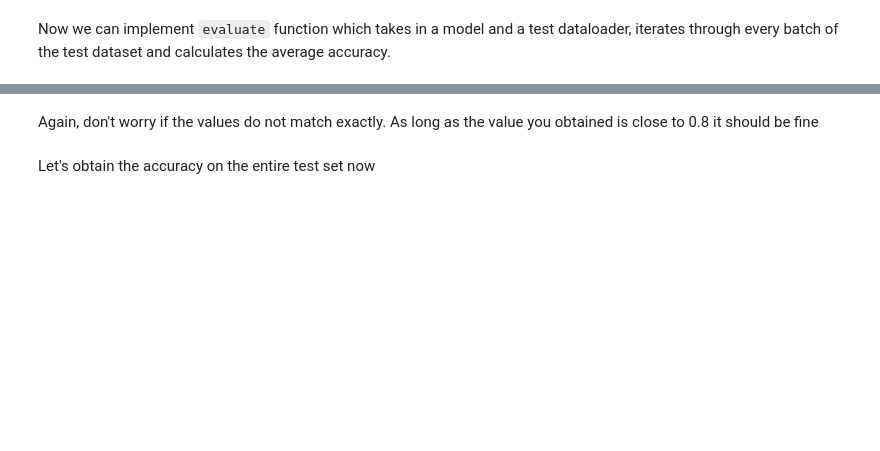
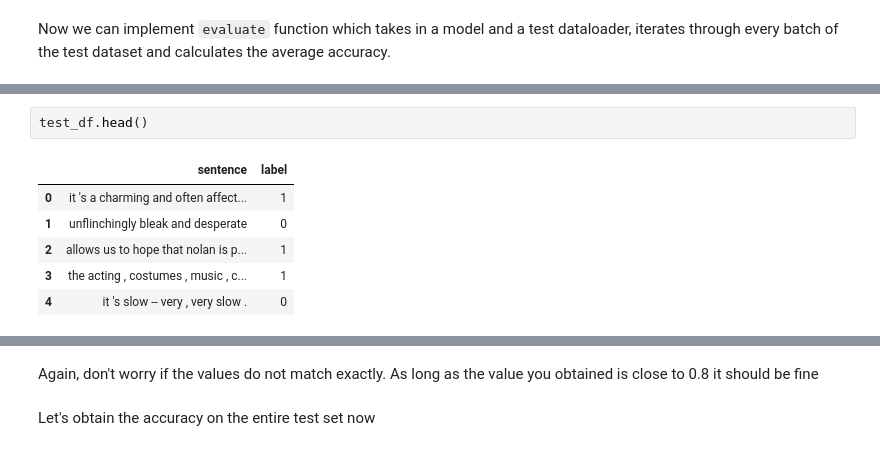
Before and after one commit to sandheepgopinath/Code-Repository, a Jupyter notebook: Development/NLP/Basics/PlakshaNLP/Assignment1/Assignment1.ipynb, the cells around one changed output, grey strips where cells are left out. Drawn from its saved outputs; the diff is of its cells as text; blank space fills up the shorter version.

```diff
--- a/Development/NLP/Basics/PlakshaNLP/Assignment1/Assignment1.ipynb
+++ b/Development/NLP/Basics/PlakshaNLP/Assignment1/Assignment1.ipynb
@@ -1566,3 +1973,12 @@ def evaluate(model, test_dataloader, threshold = 0.5, device = "cuda"):
+# %%
+test_df.head()
+# %% [output]
+|  | sentence | label |
+| 0 | it 's a charming and often affect... | 1 |
+| 1 | unflinchingly bleak and desperate | 0 |
+| 2 | allows us to hope that nolan is p... | 1 |
+| 3 | the acting , costumes , music , c... | 1 |
+| 4 | it 's slow -- very , very slow . | 0 |
 # %%
 print("Running Sample Test Cases")
 
```
Also changed, not shown: parts of 59 cells of this notebook, 3 other files.
